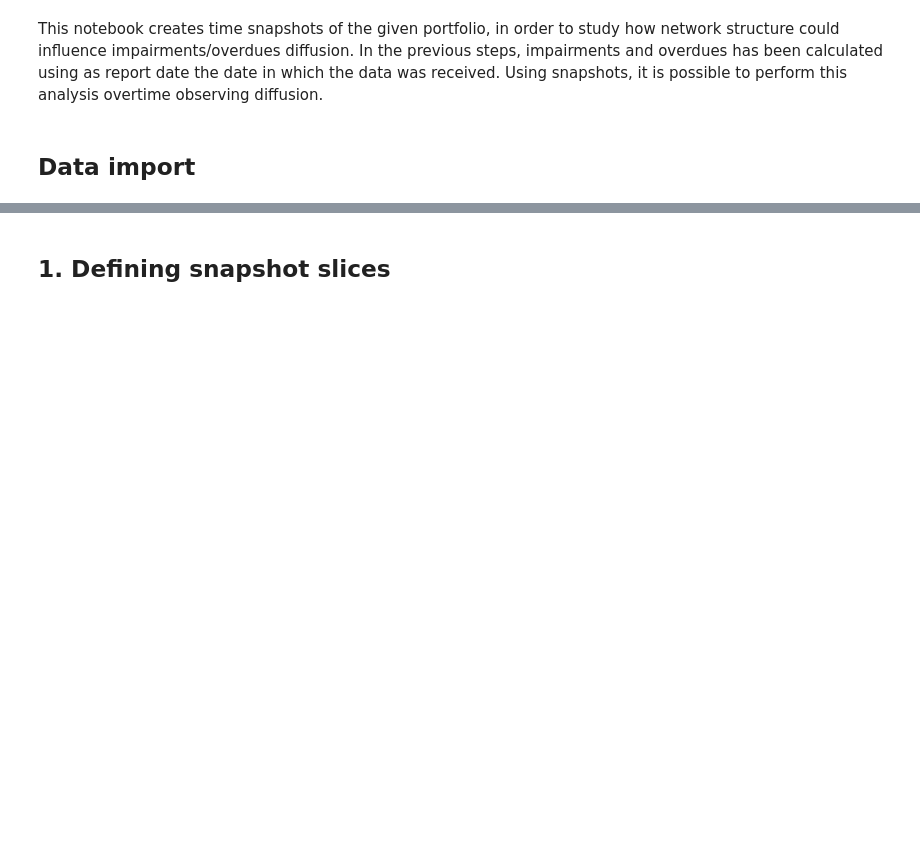
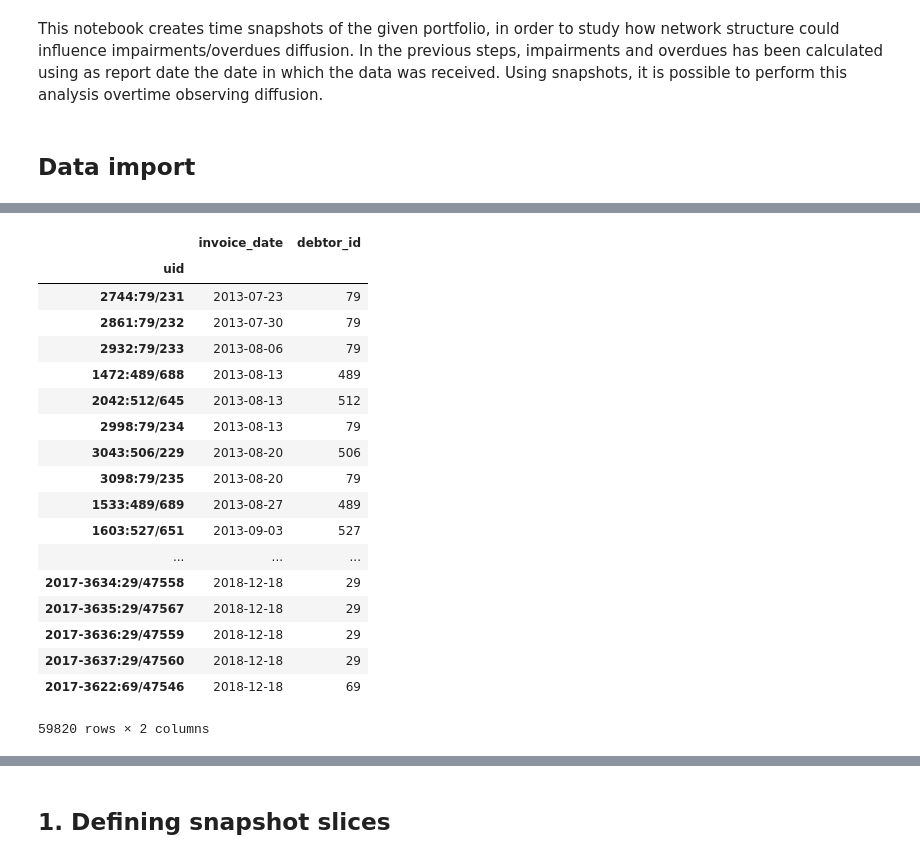
Before and after one commit to davidemariani/networkAnalysisForML, a Jupyter notebook: 06_time_snapshots.ipynb, the cells around one changed output, grey strips where cells are left out. Drawn from its saved outputs; the diff is of its cells as text; code cells hidden in the pictures; blank space fills up the shorter version.

```diff
--- a/06_time_snapshots.ipynb
+++ b/06_time_snapshots.ipynb
@@ -48,6 +48,28 @@ inst.head().transpose()
 | has_purchase | False | False | False | False | False |
 | has_deduction | False | False | False | False | False |
 | is_due | True | True | True | True | True |
+# %%
+inst[['invoice_date','debtor_id']]
+# %% [output]
+|  | invoice_date | debtor_id |
+| uid |  |  |
+| 2744:79/231 | 2013-07-23 | 79 |
+| 2861:79/232 | 2013-07-30 | 79 |
+| 2932:79/233 | 2013-08-06 | 79 |
+| 1472:489/688 | 2013-08-13 | 489 |
+| 2042:512/645 | 2013-08-13 | 512 |
+| 2998:79/234 | 2013-08-13 | 79 |
+| 3043:506/229 | 2013-08-20 | 506 |
+| 3098:79/235 | 2013-08-20 | 79 |
+| 1533:489/689 | 2013-08-27 | 489 |
+| 1603:527/651 | 2013-09-03 | 527 |
+| ... | ... | ... |
+| 2017-3634:29/47558 | 2018-12-18 | 29 |
+| 2017-3635:29/47567 | 2018-12-18 | 29 |
+| 2017-3636:29/47559 | 2018-12-18 | 29 |
+| 2017-3637:29/47560 | 2018-12-18 | 29 |
+| 2017-3622:69/47546 | 2018-12-18 | 69 |
+59820 rows × 2 columns
 # %%
 inst[inst['has_prosecution']][[inst.columns[c] for c in range(len(inst.columns)) if c<50]].transpose()
 # %% [output]
```
Also changed, not shown: parts of 11 cells of this notebook, 1 other file.
